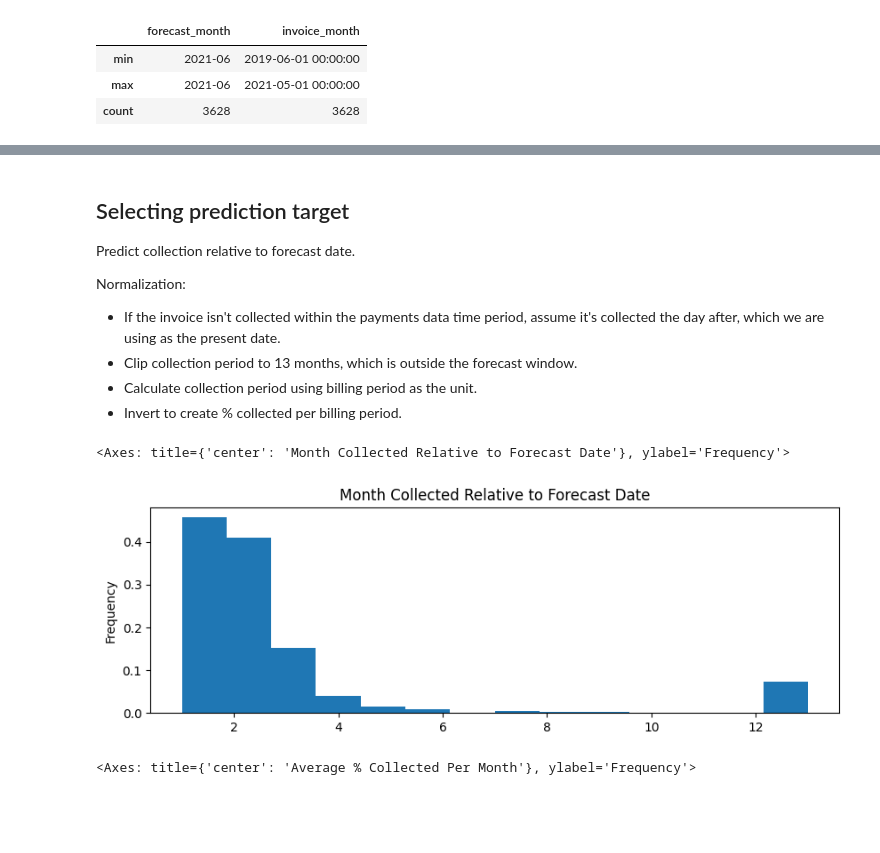
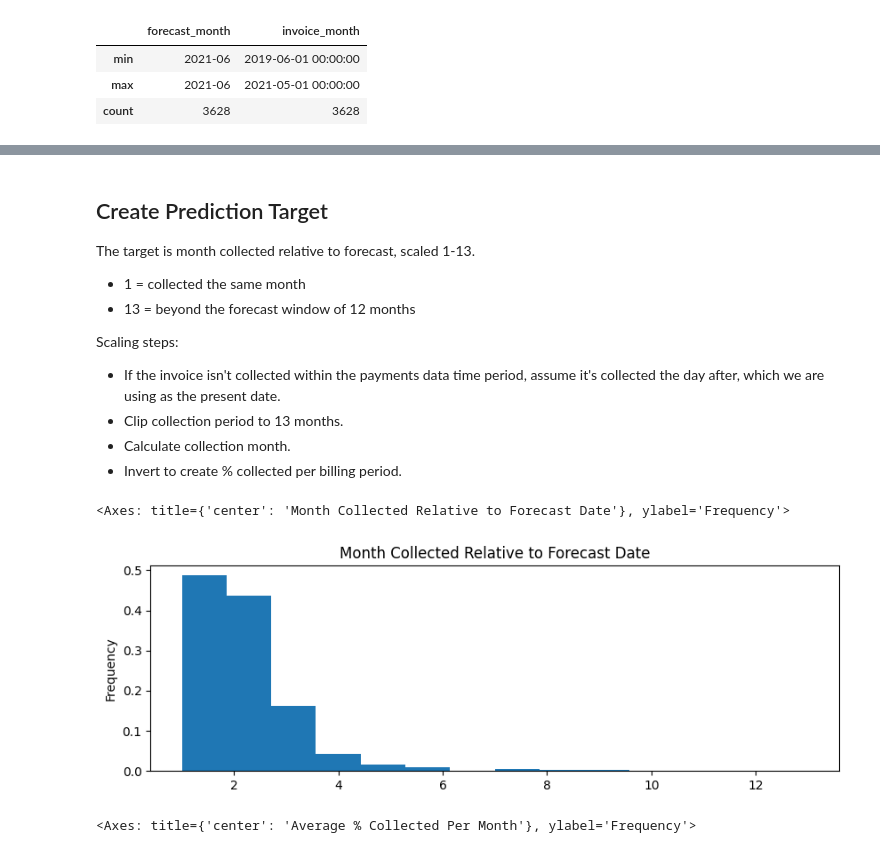
Before and after one commit to lauren7249/Data-Science-Take-Home-Project, a Jupyter notebook: data_analysis/files/exploratory.ipynb, the cells around one changed output, grey strips where cells are left out. Saved outputs shown, nothing was run; the diff lists cells and outputs as text; code cells hidden in the pictures; blank space fills up the shorter version.

```diff
--- a/data_analysis/files/exploratory.ipynb
+++ b/data_analysis/files/exploratory.ipynb
@@ -433,7 +446,11 @@ invoice_payments['pmt_pct_cum'] = invoice_payments.groupby("invoice_id").amount_
 # %% [output]
 0.006661143607896301
 # %%
-#invoices with no transactions: use payments data end date as date of 0 amount
+#invoices with no transactions: use cleared date as date of 0 amount
+invoice_payments.transaction_month = invoice_payments.transaction_month.fillna(
+    invoice_payments.cleared_date.dt.to_period('M').dt.to_timestamp()
+)
+#or use payments data end date as date of 0 amount
 invoice_payments.transaction_month = invoice_payments.transaction_month.fillna(last_transaction_month)
 # %%
 #there can be multiple transactions per month
@@ -472,9 +489,12 @@ transaction_date
 Name: proportion, dtype: float64
 # %%
 payment_totals = invoices.set_index('invoice_id')
-payment_totals['pmt_pct_cum'] = invoice_payments.groupby("invoice_id").pmt_pct_cum.max().fillna(0)
+payment_totals['pmt_pct_cum_max'] = invoice_payments.groupby("invoice_id").pmt_pct_cum.max()\
+.clip(upper=1).fillna(0)
 payment_totals['transaction_month_max'] = invoice_payments.groupby("invoice_id").transaction_month.max()
-payment_totals['collected_month'] = invoice_payments.query("pmt_pct_cum>=1")\
+payment_totals['transaction_months'] = payment_totals.transaction_month_max.to_period('M') - \
+payment_totals.invoice_
+payment_totals['collected_month'] = invoice_payments.query("pmt_pct_cum_max>=1")\
 .groupby("invoice_id").transaction_month.min()
 payment_totals.reset_index(inplace=True, names=['invoice_id'])
 # %% [markdown]
@@ -609,12 +629,13 @@ Normalizing amounts by company means each company will be of equal value each mo
 # %%
 def process_model_inputs(invoices_at_time_periods):
+    output_df = invoices_at_time_periods.copy()
+    output_col = 'collected_month'
     raw_input_columns = ['invoice_id','invoice_month','forecast_month','due_month',
                          'months_allowed','amount_inv', 'converted_amount_inv',
                          'currency','company_id','customer_id']
-    output_col = 'collected_month'
-    if output_col in invoices_at_time_periods.columns:
-        raw_input_columns += [output_col, 'cleared_date']
-    output_df = invoices_at_time_periods[raw_input_columns]
+    if output_col in output_df.columns:
+        raw_input_columns += [output_col]
+    output_df = output_df[raw_input_columns]
     #remove months_allowed > 3
     output_df = output_df[output_df.months_allowed.between(0,3)]
     #only forecast when the invoice is active.
@@ -626,10 +647,10 @@ def process_model_inputs(invoices_at_time_periods):
     output_df['inv_pct_of_company_total'] = inv_pct_of_company_total
     output_df.drop(columns=["converted_amount_inv"], inplace=True)
     #date quantities
-    output_df['month_billing'] = (output_df.forecast_month \
-                                  - output_df.invoice_month.dt.to_period('M')).map(lambda m: m.n+1).clip(upper=13, lower=1)
-    output_df['month_due'] = (output_df.due_month.dt.to_period('M') \
-                                  - output_df.forecast_month).map(lambda m: m.n+1).clip(upper=13, lower=1)
+    output_df['month_billing'] = (output_df.forecast_month - output_df.invoice_month.dt.to_period('M'))\
+    .map(lambda m: m.n+1).clip(upper=13, lower=1)
+    output_df['month_due'] = (output_df.due_month.dt.to_period('M') - output_df.forecast_month)\
+    .map(lambda m: m.n+1).clip(upper=13, lower=1)
     output_df.forecast_month = output_df.forecast_month.dt.to_timestamp()
     return output_df
 
@@ -653,22 +695,25 @@ open_invoices_to_score.describe(include='all', percentiles=[0.001,0.999]).T
 | month_billing | 3,615.0000 | NaN | NaN | NaN | 3.8304 | 2.0000 | 2.0000 | 3.0000 | 13.0000 | 13.0000 | 1.4141 |
 | month_due | 3,615.0000 | NaN | NaN | NaN | 1.0172 | 1.0000 | 1.0000 | 1.0000 | 2.0000 | 2.0000 | 0.1299 |
 # %% [markdown]
-## Selecting prediction target
+## Create Prediction Target
 
-Predict collection relative to forecast date.
+The target is month collected relative to forecast, scaled 1-13.
+- 1 = collected the same month
+- 13 = beyond the forecast window of 12 months
 
-Normalization:
+Scaling steps:
 - If the invoice isn't collected within the payments data time period, assume it's collected the day after, which we are using as the present date.
-- Clip collection period to 13 months, which is outside the forecast window.
-- Calculate collection period using billing period as the unit.
+- Clip collection period to 13 months.
+- Calculate collection month.
 - Invert to create % collected per billing period.
 # %%
-invoices_to_model['month_collected'] = (invoices_to_model.collected_month.fillna(present_month).dt.to_period('M')
-    - invoices_to_model.forecast_month.dt.to_period('M')).map(lambda m: int(m.n+1)).clip(upper=13)
+invoices_to_model['month_collected'] = (invoices_to_model.collected_month.dt.to_period('M')
+    - invoices_to_model.forecast_month.dt.to_period('M'))\
+.map(lambda m: int(m.n+1) if not pandas.isnull(m) else None).clip(upper=13)
 invoices_to_model.month_collected.plot(kind='hist', bins=14, figsize=figsize,
 title="Month Collected Relative to Forecast Date", density=True)
 # %% [output]
 <Axes: title={'center': 'Month Collected Relative to Forecast Date'}, ylabel='Frequency'>
-[figure, old version]
+[figure, new version]
 # %%
 invoices_to_model['collected_per_month'] = 1/invoices_to_model.month_collected
```
Also changed, not shown: parts of 36 cells of this notebook, 1 other file.
